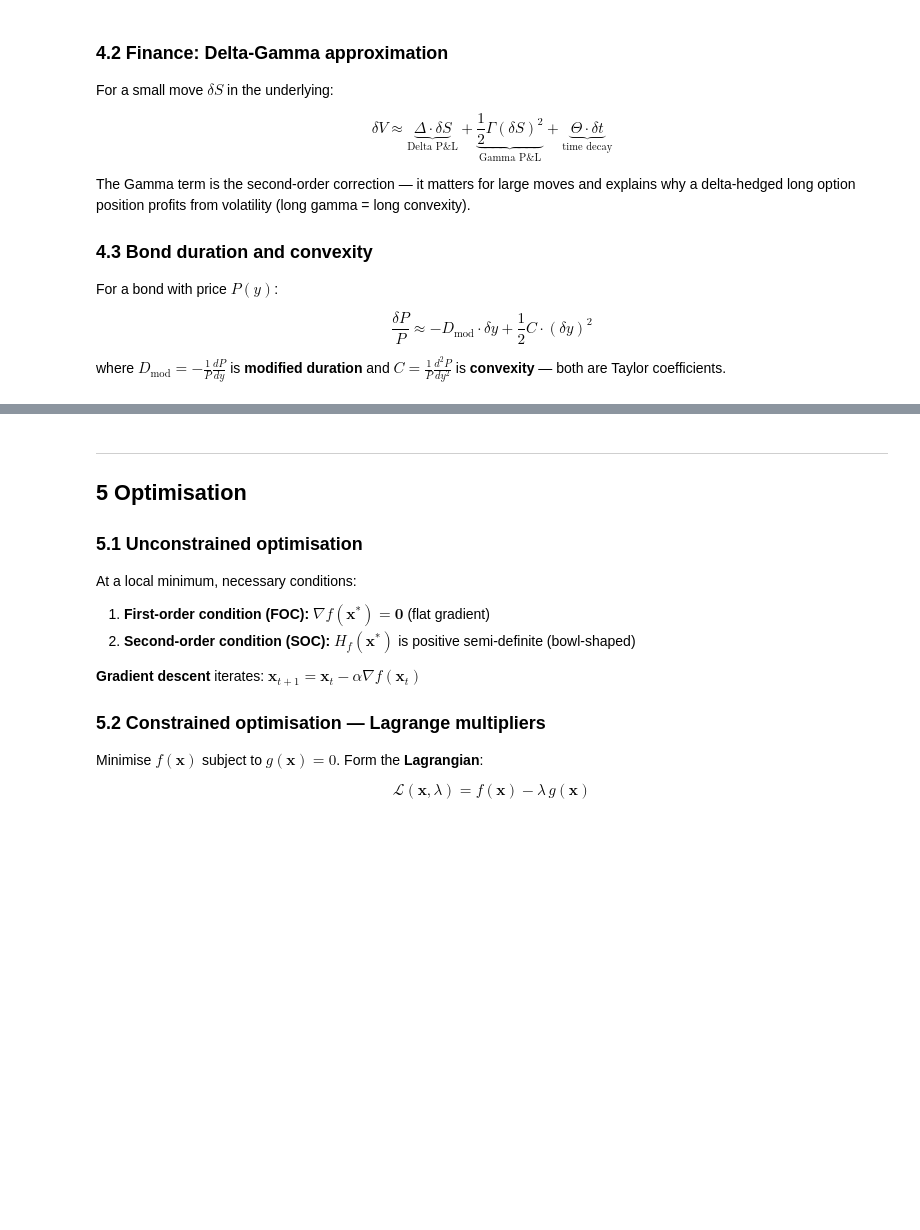
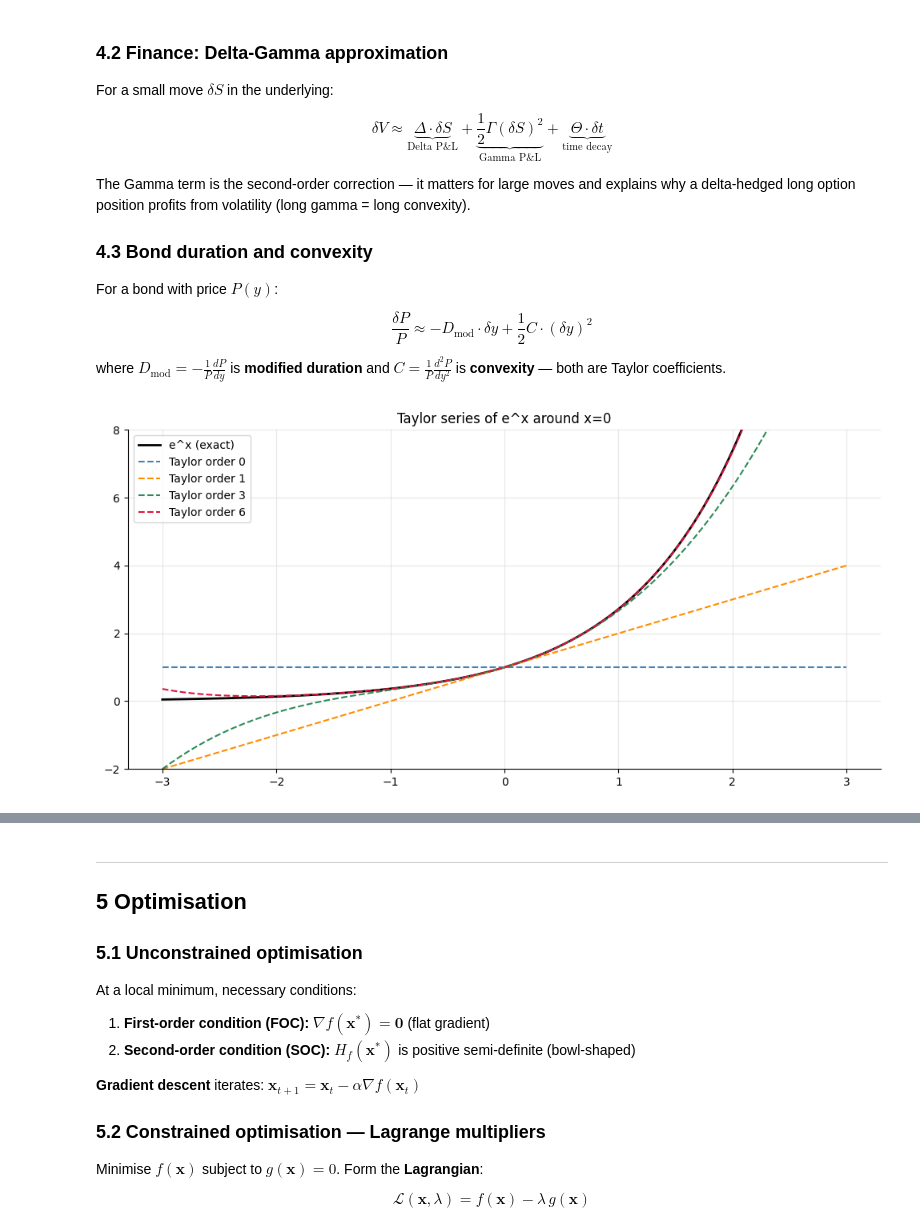
Before and after one commit to Mikelraz/qufin, a Jupyter notebook: notebooks/03_calculus_refresher.ipynb, the cells around one changed output, grey strips where cells are left out. Cells and saved outputs as stored; diff of their text form; code cells hidden in the pictures; blank space fills up the shorter version.

```diff
--- a/notebooks/03_calculus_refresher.ipynb
+++ b/notebooks/03_calculus_refresher.ipynb
@@ -266,23 +323,27 @@ where $D_{\text{mod}} = -\frac{1}{P}\frac{dP}{dy}$ is **modified duration** and
 # %%
 # Taylor approximation of e^x — building intuition
 def taylor_exp(x: np.ndarray, n_terms: int) -> np.ndarray:
     result = np.zeros_like(x, dtype=float)
     for k in range(n_terms):
         result += x**k / math.factorial(k)
     return result
 
+
 x = np.linspace(-3, 3, 400)
 fig, ax = plt.subplots(figsize=(10, 5))
 ax.plot(x, np.exp(x), color="black", linewidth=2, label="e^x (exact)")
 colors = ["steelblue", "darkorange", "seagreen", "crimson"]
 for terms, col in zip([1, 2, 4, 7], colors):
-    ax.plot(x, taylor_exp(x, terms), "--", color=col, linewidth=1.5,
-            label=f"Taylor order {terms-1}")
+    ax.plot(
+        x, taylor_exp(x, terms), "--", color=col, linewidth=1.5, label=f"Taylor order {terms - 1}"
+    )
 ax.set_ylim(-2, 8)
 ax.set_title("Taylor series of e^x around x=0")
 ax.legend()
 plt.tight_layout()
 plt.show()
+# %% [output]
+[figure, added]
 # %%
 # Bond price and its Taylor approximation (duration + convexity)
 # Coupon bond: P(y) = Σ C/(1+y)^t + Face/(1+y)^T
```
Also changed, not shown: parts of 18 cells of this notebook, 6 other files.
